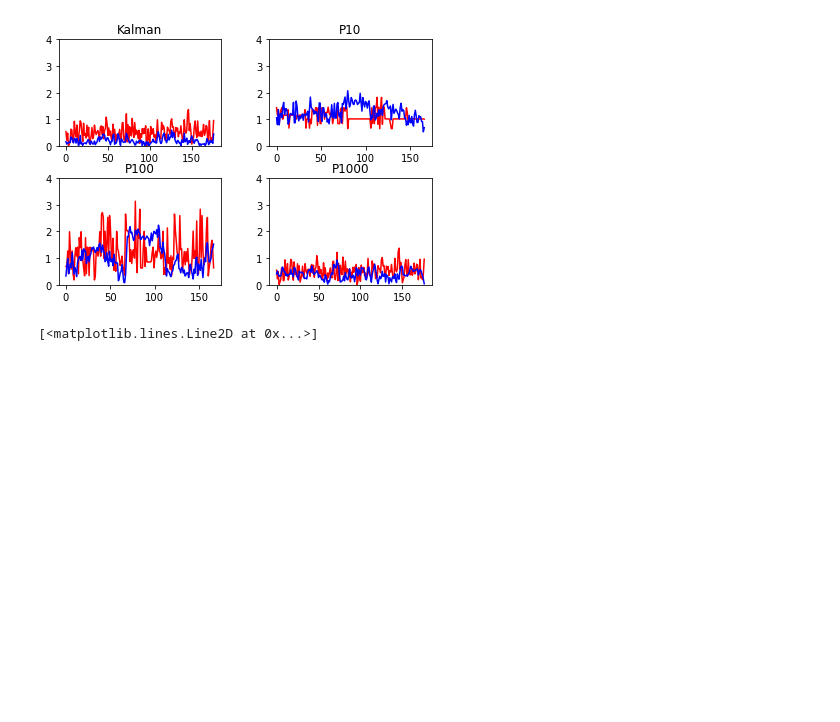
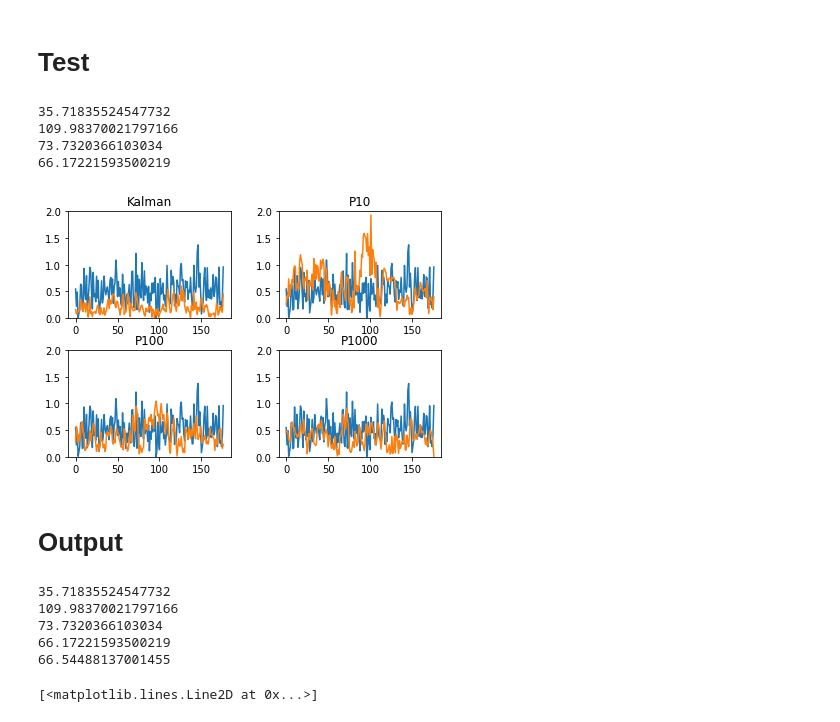
Before and after one commit to Jiayi-Pan/Bot-Localization, a Jupyter notebook: DataProcessing.ipynb, the cells around one changed output. Cells and saved outputs as stored; diff of their text form; code cells hidden in the pictures; blank space fills up the shorter version.

Commit message:
Analysis Gen

```diff
--- a/DataProcessing.ipynb
+++ b/DataProcessing.ipynb
@@ -37,23 +48,30 @@ P1000 = [ParticleRealPath1000, ParticleSensePath1000, ParticleFilteredPath1000]
+# %% [markdown]
+# Test
 # %%
 fig, axs = plt.subplots(2, 2)
 fig.tight_layout()
 MethodList = [K,P10,P100,P1000]
 NameList = ["Kalman","P10","P100","P1000"]
 for i in range(len(MethodList)):
 	method = MethodList[i]
 	real = [np.array([pos]) for pos in method[0]]
 	sensed = [np.array([pos]) for pos in method[1]]
 	filtered = [np.array([pos]) for pos in method[2]]
 
 	err_sen = []
 	err_filt = []
 	for j in range(len(real)):
 		err_sen.append(np.linalg.norm(real[j]-sensed[j]))
 		err_filt.append(np.linalg.norm(real[j]-filtered[j]))
 	x = list(range(len(err_sen)))
-	axs[int(i/2),i%2].plot(x,err_sen,'r')
-	axs[int(i/2),i%2].plot(x,err_filt,'b')
+	axs[int(i/2),i%2].plot(x,err_sen,)
+	axs[int(i/2),i%2].plot(x,err_filt)
 	axs[int(i/2),i%2].set_title(NameList[i])
-	axs[int(i/2),i%2].set_ylim([0,4])
+	axs[int(i/2),i%2].set_ylim([0,2])
+	print(sum(err_filt))
 # %% [output]
+35.71835524547732
+109.98370021797166
+73.7320366103034
+66.17221593500219
-[figure, old version]
+[figure, new version]
@@ -61,0 +78,31 @@ fig.savefig("ImageOutput/ErrorComparison.pdf",format="pdf")
+# %% [markdown]
+# Output
+# %%
+MethodList = [K,P10,P100,P1000,P10000]
+NameList = ["Kalman Filter","Particle Filter + 10","Particle Filter + 100","Particle Filter + 1000","Particle Filter + 10000"]
+for i in range(len(MethodList)):
+	method = MethodList[i]
+	real = [np.array([pos]) for pos in method[0]]
+	sensed = [np.array([pos]) for pos in method[1]]
+	filtered = [np.array([pos]) for pos in method[2]]
+
+	err_sen = []
+	err_filt = []
+	for j in range(len(real)):
+		err_sen.append(np.linalg.norm(real[j]-sensed[j]))
+		err_filt.append(np.linalg.norm(real[j]-filtered[j]))
+	x = list(range(len(err_sen)))
+	plt.plot(x,err_sen,)
+	plt.plot(x,err_filt)
+	plt.title(NameList[i])
+	plt.ylim([0,2])
+	plt.legend(["Sensor Error", "Filter Error"])
+	plt.savefig("AnalysisOut/"+NameList[i]+"Error.pdf",format="pdf")
+	plt.close()
+	print(sum(err_filt))
+# %% [output]
+35.71835524547732
+109.98370021797166
+73.7320366103034
+66.17221593500219
+66.54488137001455
```
Also changed, not shown: parts of 5 cells of this notebook, 17 other files.
